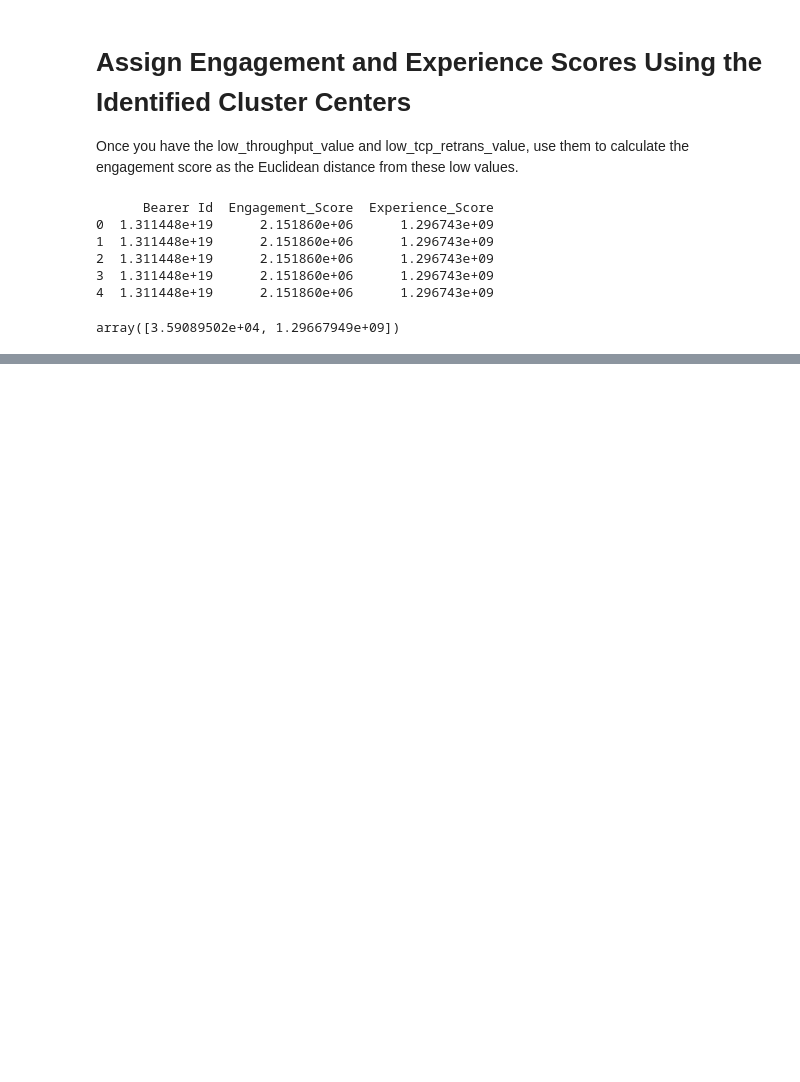
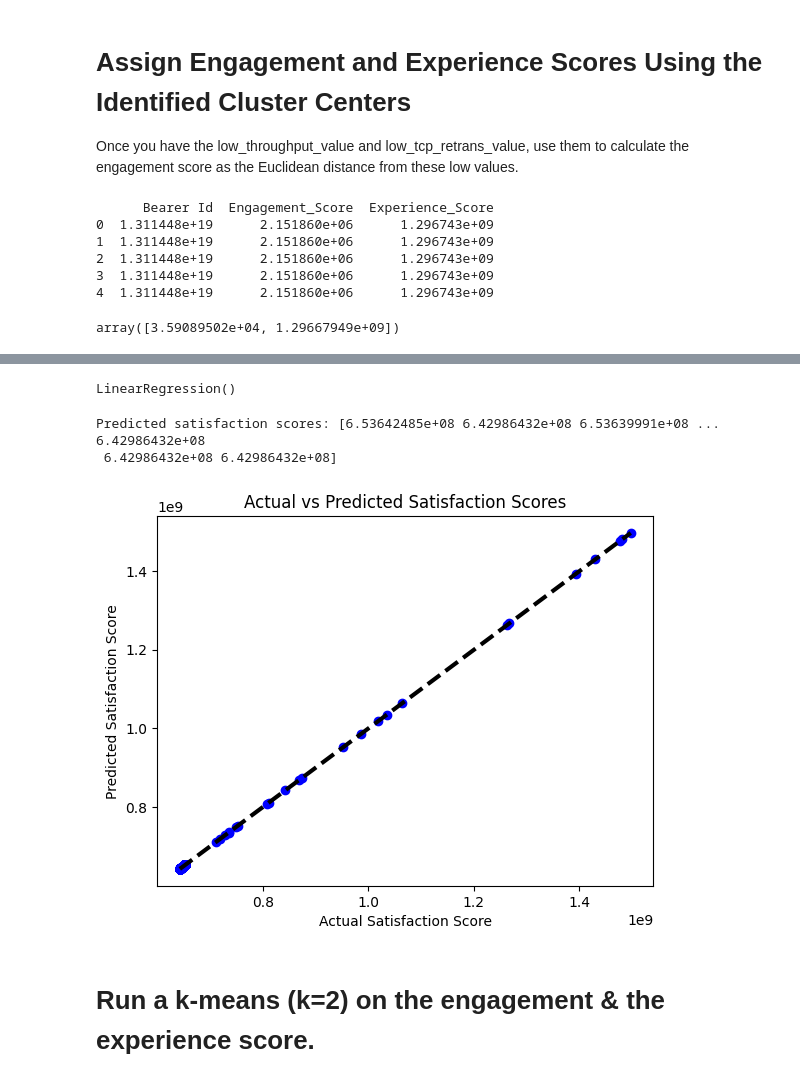
Before and after one commit to Akeab-tame/Week-02-Challenge, a Jupyter notebook: notebooks/Satisfaction_Analysis.ipynb, the cells around one changed output, grey strips where cells are left out. Saved outputs shown, nothing was run; the diff lists cells and outputs as text; code cells hidden in the pictures; blank space fills up the shorter version.

Commit message:
The last commit for satisfaction analysis

```diff
--- a/notebooks/Satisfaction_Analysis.ipynb
+++ b/notebooks/Satisfaction_Analysis.ipynb
@@ -167,0 +170,7 @@ array([3.59089502e+04, 1.29667949e+09])
+# %%
+# Calculate satisfaction score as the average of engagement and experience scores
+df['Satisfaction_Score'] = (df['Engagement_Score'] + df['Experience_Score']) / 2
+
+# Top 10 satisfied users
+top_10_satisfied_users = df.nlargest(10, 'Satisfaction_Score')
+print(top_10_satisfied_users[['Bearer Id', 'Satisfaction_Score']])
@@ -167,0 +192,36 @@ array([3.59089502e+04, 1.29667949e+09])
+# %%
+from sklearn.model_selection import train_test_split
+from sklearn.linear_model import LinearRegression
+
+#  Predict Satisfaction Score using a regression model
+X = df[['Engagement_Score', 'Experience_Score']]  # predictors
+y = df['Satisfaction_Score']  # target
+# %%
+# Train-test split
+X_train, X_test, y_train, y_test = train_test_split(X, y, test_size=0.2, random_state=42)
+
+# Build the regression model
+reg_model = LinearRegression()
+reg_model.fit(X_train, y_train)
+# %% [output]
+LinearRegression()
+# %%
+# Predict satisfaction scores
+y_pred = reg_model.predict(X_test)
+print("Predicted satisfaction scores:", y_pred)
+# %% [output]
+Predicted satisfaction scores: [6.53642485e+08 6.42986432e+08 6.53639991e+08 ... 6.42986432e+08
+ 6.42986432e+08 6.42986432e+08]
+# %%
+# Optionally, visualize the regression results
+import matplotlib.pyplot as plt
+plt.scatter(y_test, y_pred, color='blue')
+plt.plot([y_test.min(), y_test.max()], [y_test.min(), y_test.max()], 'k--', lw=3)
+plt.xlabel('Actual Satisfaction Score')
+plt.ylabel('Predicted Satisfaction Score')
+plt.title('Actual vs Predicted Satisfaction Scores')
+plt.show()
+# %% [output]
+[figure, added]
+# %% [markdown]
+# Run a k-means (k=2) on the engagement & the experience score.
```
Also changed, not shown: parts of 10 cells of this notebook.
